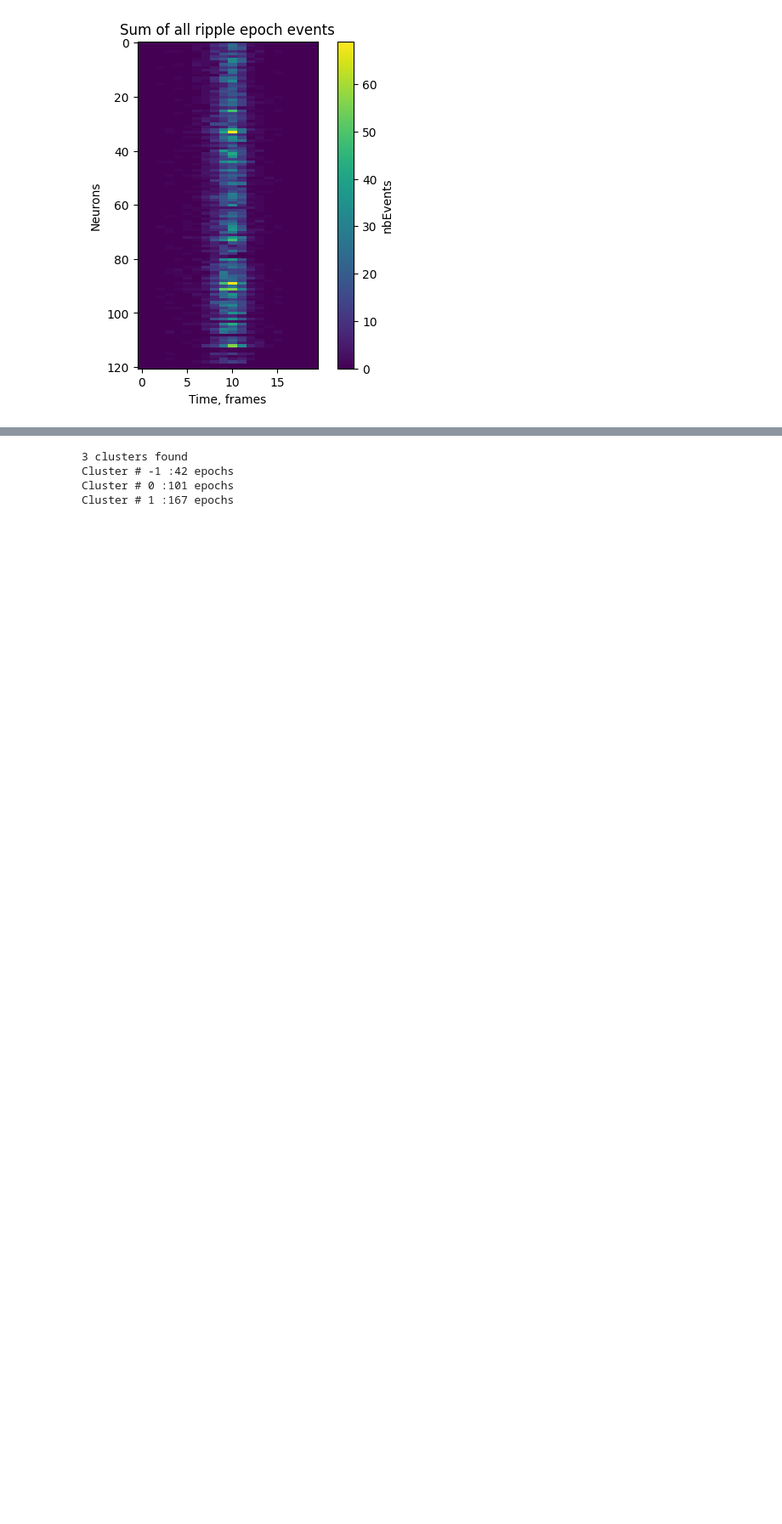
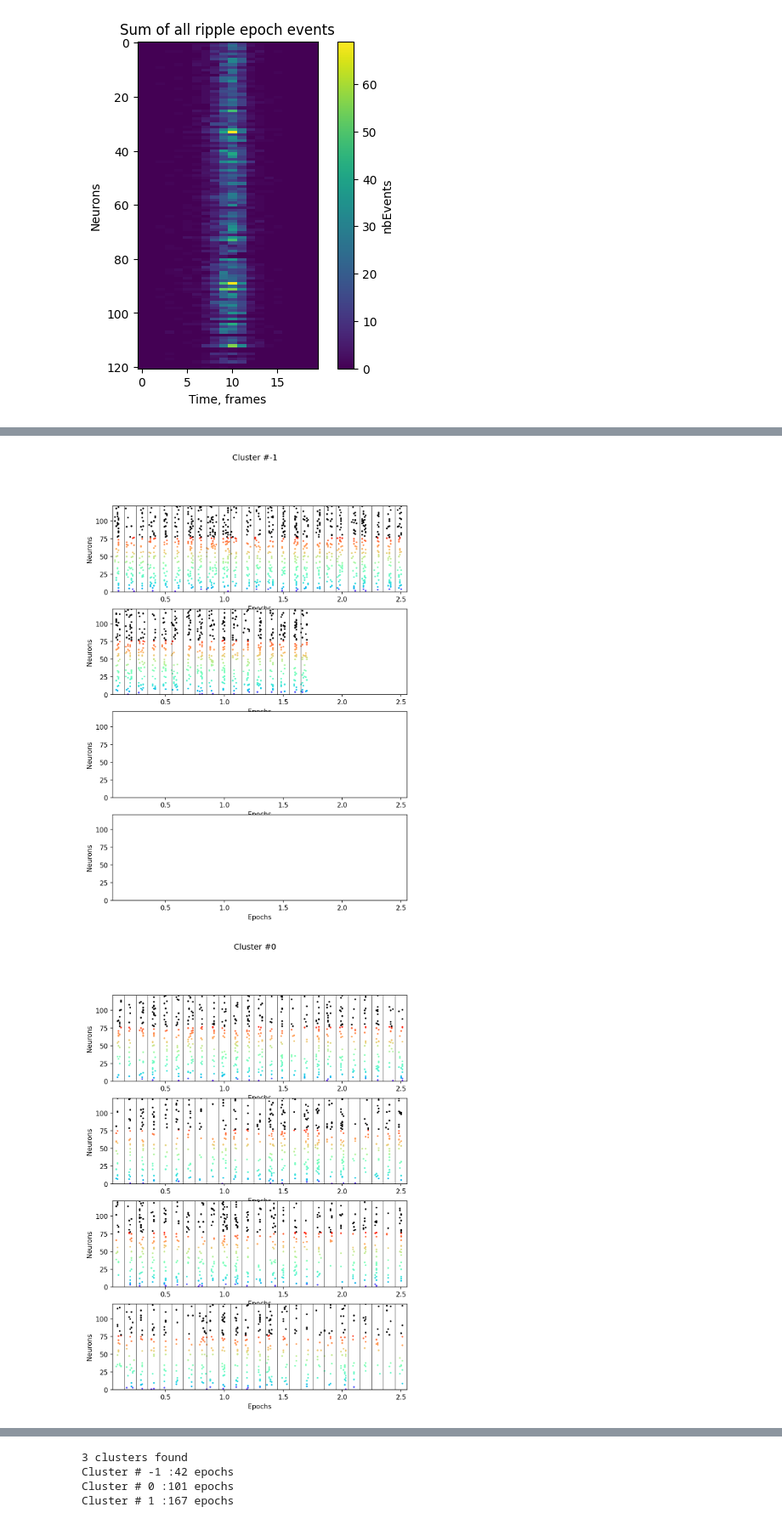
Before and after one commit to vsotskov89/SeqAn, a Jupyter notebook: Sequence_Analysis.ipynb, the cells around one changed output, grey strips where cells are left out. Shown at 85% size. Saved outputs shown, nothing was run; the diff lists cells and outputs as text; code cells hidden in the pictures; blank space fills up the shorter version.

```diff
--- a/Sequence_Analysis.ipynb
+++ b/Sequence_Analysis.ipynb
@@ -184,0 +212,34 @@ for i_epoch, epoch in enumerate(ii_spike_times[:epochs_per_raw]):
+# %%
+#Plot raster map of all epochs in .pdf files
+interval = 0.1 #length between epoch centers on the plot
+eps_per_row = 25 #number of epochs per row
+eps_per_col = 4  #number of epochs per column
+eps_per_fig = eps_per_row*eps_per_col
+
+pdf = PdfPages(root + 'All_epochs_sorted_by_pfcm_dir1.pdf')
+
+for cl in clusters:
+    cl_indices = np.where(cluster_labels==cl)[0]
+    n_pages = int(len(cl_indices)/eps_per_fig) + 1
+    for page in range(n_pages):
+        fig, axes = plt.subplots(eps_per_col, 1, figsize = (8,11), dpi = 150)
+        fig.suptitle('Cluster #' + str(cl))
+        for a, ax in enumerate(axes):
+            #ax.set_xticks(np.linspace(interval, eps_per_row*interval, eps_per_row), labels = [str(i + a*eps_per_row + page*eps_per_fig) for i in range(epochs_per_raw)])
+            ax.set_xlim(interval*0.5, interval*(eps_per_row + 0.5))
+            ax.set_ylim(0, n_neurons)
+            ax.set_xlabel('Epochs')
+            ax.set_ylabel('Neurons')
+
+        for i_epoch, epoch in enumerate(ii_spike_times[cl_indices[page*eps_per_fig: min((page +1)*eps_per_fig, len(cl_indices))]]):
+            row = int(i_epoch/eps_per_row)
+            col = i_epoch%eps_per_row
+            axes[row].axvline(interval*(col + 0.5), c = 'black', linewidth=0.5)
+            for i_neuron, neuron in enumerate(epoch[order]):
+                spikes = np.array(spike_times[neuron[0]:neuron[1]])
+                axes[row].scatter(spikes + interval*col, np.ones(len(spikes))+i_neuron, color=colors[order[i_neuron]], marker='.', s=10)
+        pdf.savefig()
+pdf.close()
+# %% [output]
+[figure, added]
+[figure, added]
```
Also changed, not shown: parts of 10 cells of this notebook.
